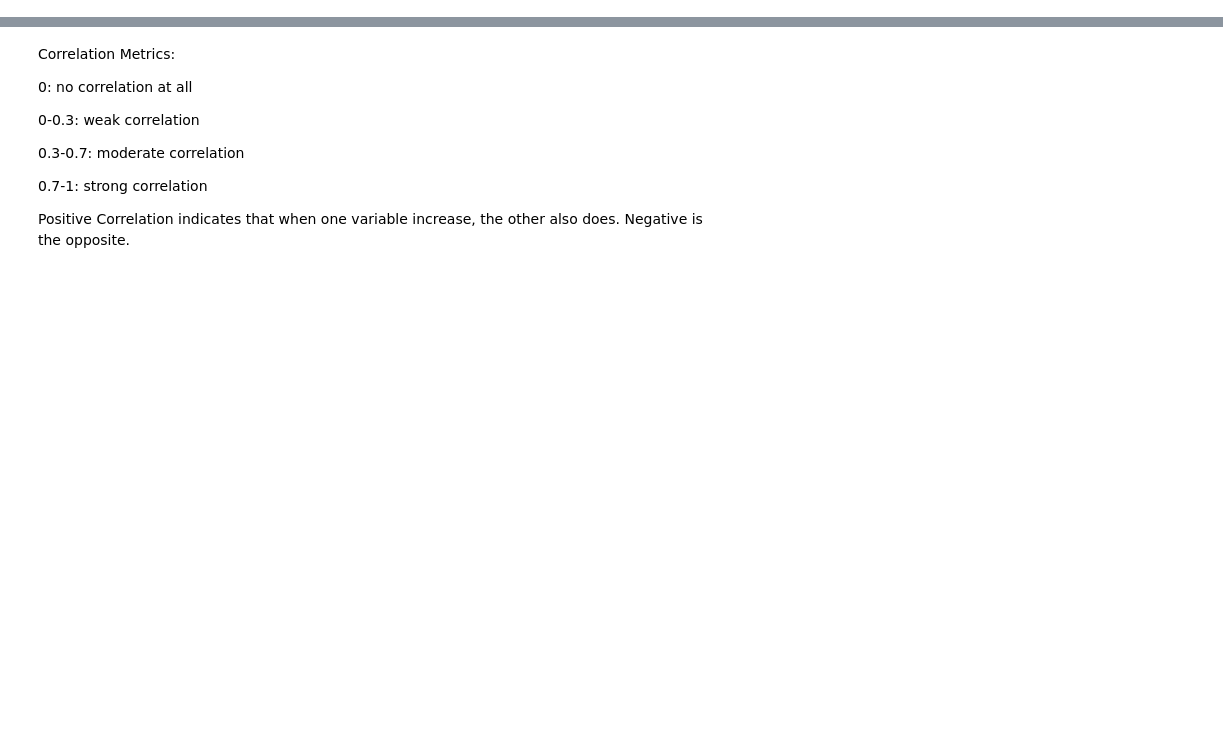
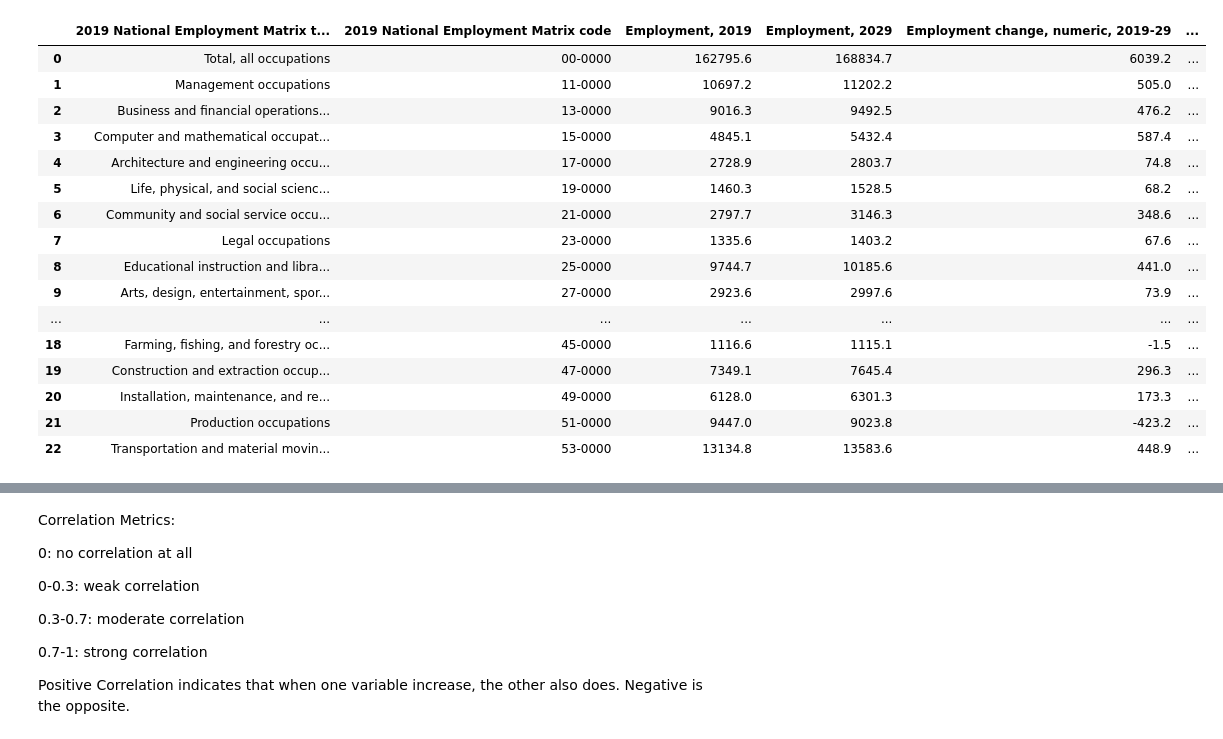
Before and after one commit to namansingh2623/BDA_project, a Jupyter notebook: project_data/project_data/ProjectFileGroup4_l.ipynb, the cells around one changed output, grey strips where cells are left out. Saved outputs shown, nothing was run; the diff lists cells and outputs as text; code cells hidden in the pictures; blank space fills up the shorter version.

```diff
--- a/project_data/project_data/ProjectFileGroup4_l.ipynb
+++ b/project_data/project_data/ProjectFileGroup4_l.ipynb
@@ -16,13 +18,20 @@ occupation_11_1929 = load_table_to_dataframe(file_path3, "Table 1.1", header_row
-# %%
-
-file_path = "Datasets/2019-29/education.xlsx"
-file_path2 = "Datasets/2023-33/education.xlsx"
-file_path3 = "Datasets/2019-29/occupation.xlsx"
-education_52_1929 = load_table_to_dataframe(file_path, "Table 5.2", header_row=1,num_rows=9)
-education_53_1929 = load_table_to_dataframe(file_path, "Table 5.3", header_row=1,num_rows=791)
-education_54_1929 = load_table_to_dataframe(file_path,"Table 5.4",header_row=1,num_rows=790)
-education_51_2333 = load_table_to_dataframe(file_path2, "Table 5.1", header_row=1,num_rows=8)
-education_52_2333 = load_table_to_dataframe(file_path2, "Table 5.2", header_row=1,num_rows=9)
-education_53_2333 = load_table_to_dataframe(file_path2, "Table 5.3", header_row=1,num_rows=833)
-education_54_2333 = load_table_to_dataframe(file_path2,"Table 5.4",header_row=1,num_rows=832)
-occupation_11_1929 = load_table_to_dataframe(file_path3, "Table 1.1", header_row=1,num_rows=23)
+# %%
+occupation_11_1929
+# %% [output]
+|  | 2019 National Employment Matrix t... | 2019 National Employment Matrix code | Employment, 2019 | Employment, 2029 | Employment change, numeric, 2019-29 | ... |
+| 0 | Total, all occupations | 00-0000 | 162795.6 | 168834.7 | 6039.2 | ... |
+| 1 | Management occupations | 11-0000 | 10697.2 | 11202.2 | 505.0 | ... |
+| 2 | Business and financial operations... | 13-0000 | 9016.3 | 9492.5 | 476.2 | ... |
+| 3 | Computer and mathematical occupat... | 15-0000 | 4845.1 | 5432.4 | 587.4 | ... |
+| 4 | Architecture and engineering occu... | 17-0000 | 2728.9 | 2803.7 | 74.8 | ... |
+| 5 | Life, physical, and social scienc... | 19-0000 | 1460.3 | 1528.5 | 68.2 | ... |
+| 6 | Community and social service occu... | 21-0000 | 2797.7 | 3146.3 | 348.6 | ... |
+| 7 | Legal occupations | 23-0000 | 1335.6 | 1403.2 | 67.6 | ... |
+| 8 | Educational instruction and libra... | 25-0000 | 9744.7 | 10185.6 | 441.0 | ... |
+| 9 | Arts, design, entertainment, spor... | 27-0000 | 2923.6 | 2997.6 | 73.9 | ... |
+| ... | ... | ... | ... | ... | ... | ... |
+| 18 | Farming, fishing, and forestry oc... | 45-0000 | 1116.6 | 1115.1 | -1.5 | ... |
+| 19 | Construction and extraction occup... | 47-0000 | 7349.1 | 7645.4 | 296.3 | ... |
+| 20 | Installation, maintenance, and re... | 49-0000 | 6128.0 | 6301.3 | 173.3 | ... |
+| 21 | Production occupations | 51-0000 | 9447.0 | 9023.8 | -423.2 | ... |
+| 22 | Transportation and material movin... | 53-0000 | 13134.8 | 13583.6 | 448.9 | ... |
```
Also changed, not shown: parts of 7 cells of this notebook, 6 other files.
